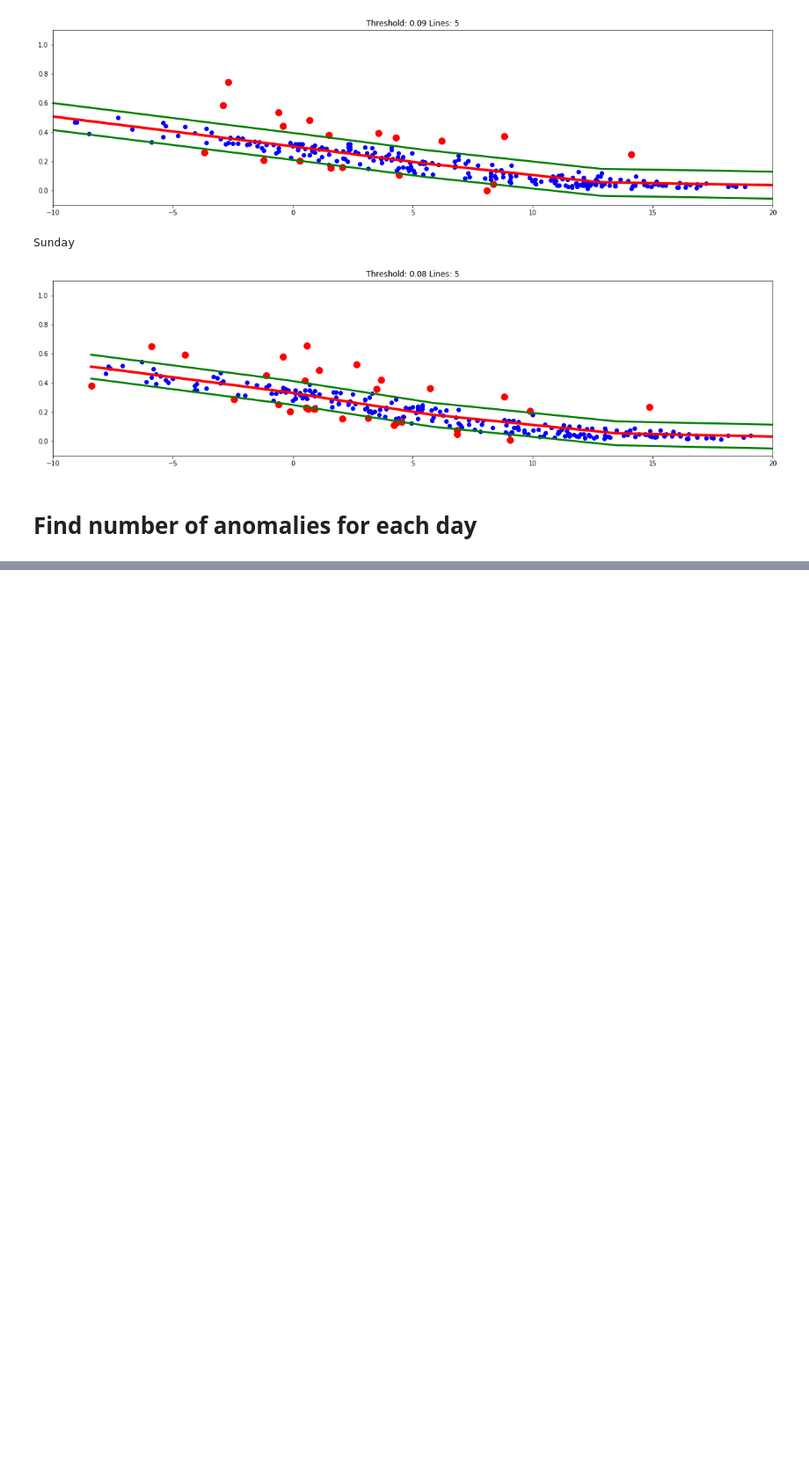
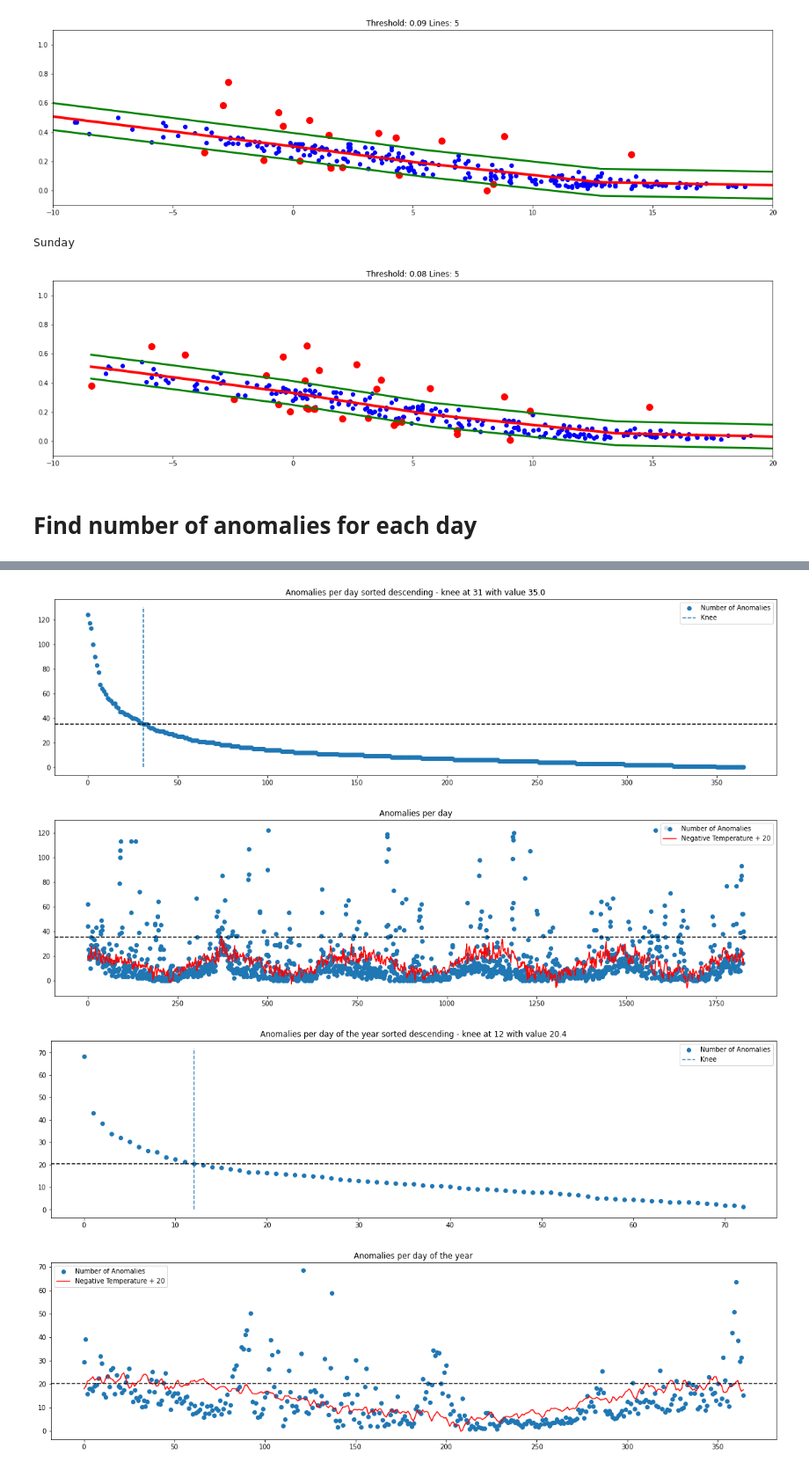
Before and after one commit to dagokl/trdk02_energy_consumption, a Jupyter notebook: models/resources/ETTplus.ipynb, the cells around one changed output, grey strips where cells are left out. Shown at 88% size. Saved outputs shown, nothing was run; the diff lists cells and outputs as text; code cells hidden in the pictures; blank space fills up the shorter version.

```diff
--- a/models/resources/ETTplus.ipynb
+++ b/models/resources/ETTplus.ipynb
@@ -327,0 +328,47 @@ plt.show()
+# %%
+# plot the amount of anomalies for each day sorted descending
+# because so many days have the same amount the knee method stops too early. stepping over some points fixes this
+anomalies_per_day_sorted = np.sort(anomalies_per_day)[::-5]
+days = len(anomalies_per_day_sorted)
+
+plt.scatter(np.arange(days), anomalies_per_day_sorted, label='Number of Anomalies')
+knee_idx = KneeLocator(np.arange(days), anomalies_per_day_sorted, curve='convex', direction='decreasing').knee
+knee_value = anomalies_per_day_sorted[knee_idx]
+plt.vlines(knee_idx, 0, plt.ylim()[1], label='Knee', linestyles='dashed')
+plt.axhline(y=knee_value, color='black', linestyle='dashed')
+plt.title('Anomalies per day sorted descending - knee at ' + str(knee_idx) + ' with value ' + str(knee_value))
+plt.legend()
+plt.show()
+
+# plot the graphs from earlier with a horizontal line at knee_value
+plt.title('Anomalies per day')
+plt.scatter(np.arange(days_amount), anomalies_per_day, label='Number of Anomalies')
+plt.plot(-daily_temp.values+20, label='Negative Temperature + 20', color='red')
+plt.axhline(y=knee_value, color='black', linestyle='dashed')
+plt.legend()
+plt.show()
+
+# the same but day of the year
+anomalies_per_day_year_sorted = np.sort(anomalies_per_day_year)[::-5]
+days = len(anomalies_per_day_year_sorted)
+plt.scatter(np.arange(days), anomalies_per_day_year_sorted, label='Number of Anomalies')
+knee_idx = KneeLocator(np.arange(days), anomalies_per_day_year_sorted, curve='convex', direction='decreasing').knee
+knee_value_year = anomalies_per_day_year_sorted[knee_idx]
+plt.vlines(knee_idx, 0, plt.ylim()[1], label='Knee', linestyles='dashed')
+plt.axhline(y=knee_value_year, color='black', linestyle='dashed')
+plt.title('Anomalies per day of the year sorted descending - knee at ' + str(knee_idx) + ' with value ' + str(knee_value_year))
+plt.legend()
+plt.show()
+
+# plot the graphs from earlier with a horizontal line at knee_value_year
+plt.title('Anomalies per day of the year')
+plt.scatter(np.arange(365), anomalies_per_day_year, label='Number of Anomalies')
+plt.plot(-temp_sum + 20, label='Negative Temperature + 20', color='red')
+plt.axhline(y=knee_value_year, color='black', linestyle='dashed')
+plt.legend()
+plt.show()
+# %% [output]
+[figure, added]
+[figure, added]
+[figure, added]
+[figure, added]
```
Also changed, not shown: parts of 3 cells of this notebook.
